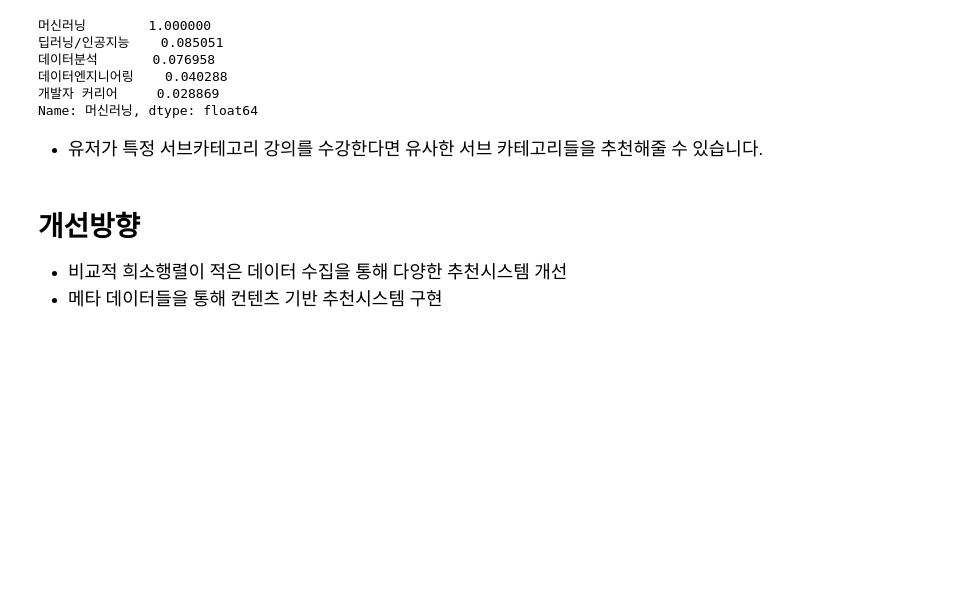
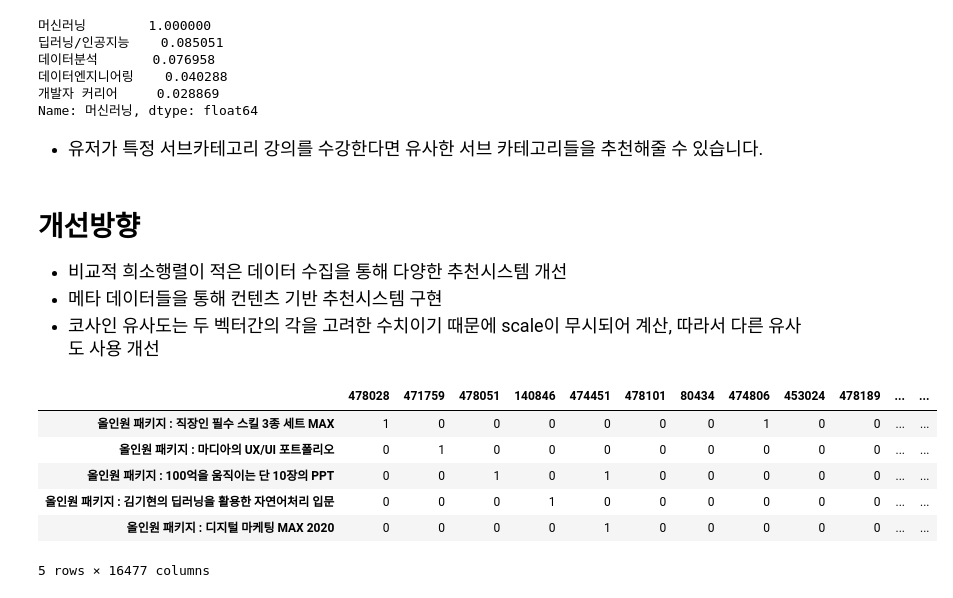
Before and after one commit to PKL-2022/FC_PJT, a Jupyter notebook: 최진수/collaborative_filtering.ipynb, the cells around one changed output. Cells and saved outputs as stored; diff of their text form; code cells hidden in the pictures; blank space fills up the shorter version.

```diff
--- a/최진수/collaborative_filtering.ipynb
+++ b/최진수/collaborative_filtering.ipynb
@@ -256,3 +242,14 @@ Name: 머신러닝, dtype: float64
 # 개선방향
 * <font size=4>비교적 희소행렬이 적은 데이터 수집을 통해 다양한 추천시스템 개선</font>
 * <font size=4>메타 데이터들을 통해 컨텐츠 기반 추천시스템 구현</font>
+* <font size=4>코사인 유사도는 두 벡터간의 각을 고려한 수치이기 때문에 scale이 무시되어 계산, 따라서 다른 유사도 사용 개선</font>
+# %%
+item_rating.head()
+# %% [output]
+|  | 478028 | 471759 | 478051 | 140846 | 474451 | 478101 | 80434 | 474806 | 453024 | 478189 | ... | ... |
+| 올인원 패키지 : 직장인 필수 스킬 3종 세트 MAX | 1 | 0 | 0 | 0 | 0 | 0 | 0 | 1 | 0 | 0 | ... | ... |
+| 올인원 패키지 : 마디아의 UX/UI 포트폴리오 | 0 | 1 | 0 | 0 | 0 | 0 | 0 | 0 | 0 | 0 | ... | ... |
+| 올인원 패키지 : 100억을 움직이는 단 10장의 PPT | 0 | 0 | 1 | 0 | 1 | 0 | 0 | 0 | 0 | 0 | ... | ... |
+| 올인원 패키지 : 김기현의 딥러닝을 활용한 자연어처리 입문 | 0 | 0 | 0 | 1 | 0 | 0 | 0 | 0 | 0 | 0 | ... | ... |
+| 올인원 패키지 : 디지털 마케팅 MAX 2020 | 0 | 0 | 0 | 0 | 1 | 0 | 0 | 0 | 0 | 0 | ... | ... |
+5 rows × 16477 columns
```
Also changed, not shown: parts of 1 cell of this notebook.
